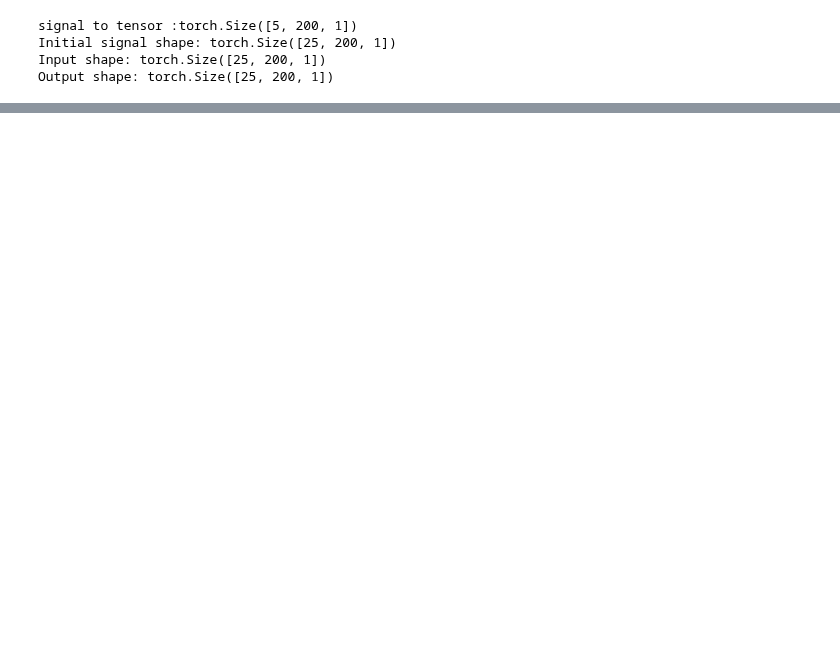
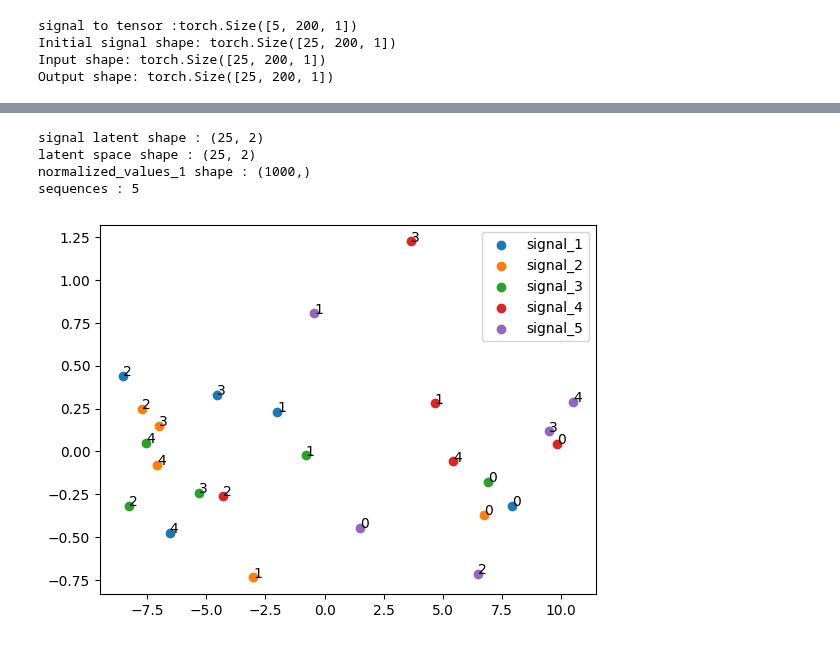
Before and after one commit to MaximeSzymanski/StocksClusteringVAE, a Jupyter notebook: VAE_stocks.ipynb, the cells around one changed output, grey strips where cells are left out. Cells and saved outputs as stored; diff of their text form; code cells hidden in the pictures; blank space fills up the shorter version.

```diff
--- a/VAE_stocks.ipynb
+++ b/VAE_stocks.ipynb
@@ -548,29 +532,49 @@ plt.show()
 # %%
 # apply PCA on the latent space
 from sklearn.decomposition import PCA
 with torch.no_grad():
     # encode and decode all the signals
   signals_latent,_,_,_ = model.encoder(signal_to_tensor_cat)
   signals_latent = signals_latent.squeeze().cpu().detach().numpy()
 
 pca = PCA(n_components=2)
 print(f"signal latent shape : {signals_latent.shape}")
 latent_space = pca.fit_transform(signals_latent)
 print(f"latent space shape : {latent_space.shape}")
 print(f"normalized_values_1 shape : {normalized_values_1.shape}")
 # decompose the latent space
 print(f"sequences : {number_of_sub_series}")
-latent_space_1 = latent_space[0:number_of_sub_series]
-latent_space_2 = latent_space[number_of_sub_series:2*number_of_sub_series]
-latent_space_3 = latent_space[2*number_of_sub_series:3*number_of_sub_series]
-latent_space_4 = latent_space[3*number_of_sub_series:4*number_of_sub_series]
-latent_space_5 = latent_space[4*number_of_sub_series:5*number_of_sub_series]
+latent_space_1_PCA = latent_space[0:number_of_sub_series]
+latent_space_2_PCA = latent_space[number_of_sub_series:2*number_of_sub_series]
+latent_space_3_PCA = latent_space[2*number_of_sub_series:3*number_of_sub_series]
+latent_space_4_PCA = latent_space[3*number_of_sub_series:4*number_of_sub_series]
+latent_space_5_PCA = latent_space[4*number_of_sub_series:5*number_of_sub_series]
 
-# plot the latent space with the 3 signals in different colors
-plt.scatter(latent_space_1[:,0],latent_space_1[:,1],label='signal_1')
-plt.scatter(latent_space_2[:,0],latent_space_2[:,1],label='signal_2')
-plt.scatter(latent_space_3[:,0],latent_space_3[:,1],label='signal_3')
-plt.scatter(latent_space_4[:,0],latent_space_4[:,1],label='signal_4')
-plt.scatter(latent_space_5[:,0],latent_space_5[:,1],label='signal_5')
+latent_space_1 = signals_latent[0:number_of_sub_series]
+latent_space_2 = signals_latent[number_of_sub_series:2*number_of_sub_series]
+latent_space_3 = signals_latent[2*number_of_sub_series:3*number_of_sub_series]
+latent_space_4 = signals_latent[3*number_of_sub_series:4*number_of_sub_series]
+latent_space_5 = signals_latent[4*number_of_sub_series:5*number_of_sub_series]
+
+plt.scatter(latent_space_1_PCA[:, 0], latent_space_1_PCA[:, 1], label='signal_1')
+plt.scatter(latent_space_2_PCA[:, 0], latent_space_2_PCA[:, 1], label='signal_2')
+plt.scatter(latent_space_3_PCA[:, 0], latent_space_3_PCA[:, 1], label='signal_3')
+plt.scatter(latent_space_4_PCA[:, 0], latent_space_4_PCA[:, 1], label='signal_4')
+plt.scatter(latent_space_5_PCA[:, 0], latent_space_5_PCA[:, 1], label='signal_5')
+
+# Annotate each point with its index
+for i in range(number_of_sub_series):
+    plt.annotate(str(i), (latent_space_1_PCA[i, 0], latent_space_1_PCA[i, 1]))
+    plt.annotate(str(i), (latent_space_2_PCA[i, 0], latent_space_2_PCA[i, 1]))
+    plt.annotate(str(i), (latent_space_3_PCA[i, 0], latent_space_3_PCA[i, 1]))
+    plt.annotate(str(i), (latent_space_4_PCA[i, 0], latent_space_4_PCA[i, 1]))
+    plt.annotate(str(i), (latent_space_5_PCA[i, 0], latent_space_5_PCA[i, 1]))
+
 plt.legend()
 plt.show()
+# %% [output]
+signal latent shape : (25, 2)
+latent space shape : (25, 2)
+normalized_values_1 shape : (1000,)
+sequences : 5
+[figure, added]
```
Also changed, not shown: parts of 13 cells of this notebook.
